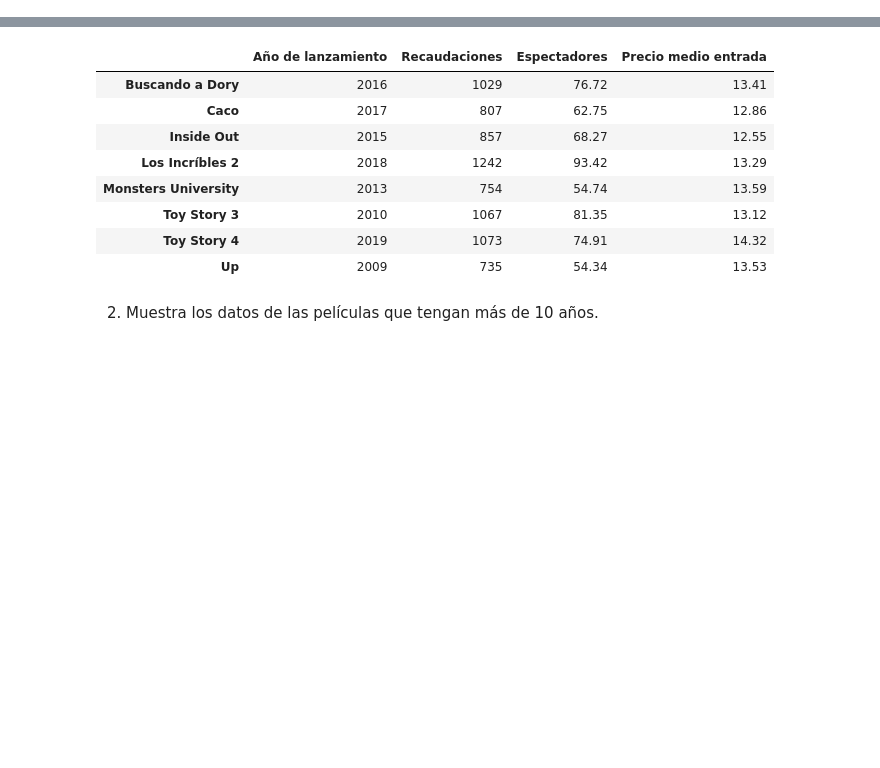
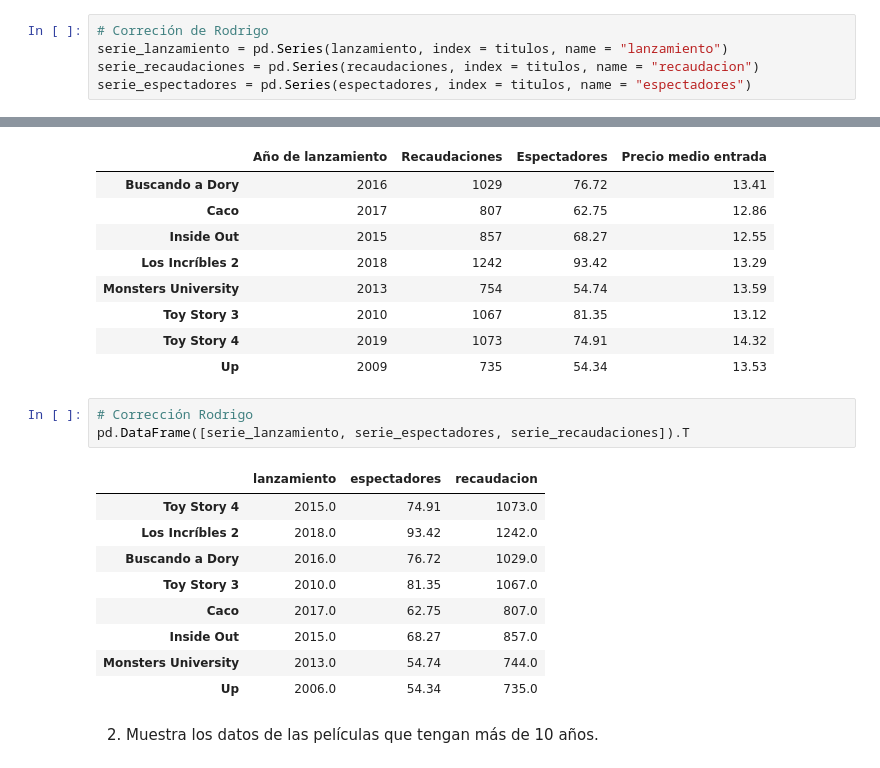
Before and after one commit to jacobo010/ONLINE_DS_THEBRIDGE_jacobo, a Jupyter notebook: Programacion basica/Sprint04/Unidad_01/18_Practica_Obligatoria_Pandas_I.ipynb, the cells around one changed output, grey strips where cells are left out. Cells and saved outputs as stored; diff of their text form; blank space fills up the shorter version.

```diff
--- a/Programacion basica/Sprint04/Unidad_01/18_Practica_Obligatoria_Pandas_I.ipynb
+++ b/Programacion basica/Sprint04/Unidad_01/18_Practica_Obligatoria_Pandas_I.ipynb
@@ -49,6 +49,11 @@ Inside Out             68.27
 Monsters University    54.74
 Up                     54.34
 dtype: float64
+# %%
+# Correción de Rodrigo
+serie_lanzamiento = pd.Series(lanzamiento, index = titulos, name = "lanzamiento")
+serie_recaudaciones = pd.Series(recaudaciones, index = titulos, name = "recaudacion")
+serie_espectadores = pd.Series(espectadores, index = titulos, name = "espectadores")
 # %% [markdown]
 2. El método sort_values() ordena de forma ascendente una serie. Pruébalo con la serie de recaudaciones. Busca el argumento que te permita hacer la ordenación en orden inverso y crea una nueva serie para las recaudaciones que esté ordenada de mayor recaudación a menor.
 # %%
@@ -177,6 +208,19 @@ df_peliculas
 | Toy Story 3 | 2010 | 1067 | 81.35 | 13.12 |
 | Toy Story 4 | 2019 | 1073 | 74.91 | 14.32 |
 | Up | 2009 | 735 | 54.34 | 13.53 |
+# %%
+# Corrección Rodrigo
+pd.DataFrame([serie_lanzamiento, serie_espectadores, serie_recaudaciones]).T
+# %% [output]
+|  | lanzamiento | espectadores | recaudacion |
+| Toy Story 4 | 2015.0 | 74.91 | 1073.0 |
+| Los Incríbles 2 | 2018.0 | 93.42 | 1242.0 |
+| Buscando a Dory | 2016.0 | 76.72 | 1029.0 |
+| Toy Story 3 | 2010.0 | 81.35 | 1067.0 |
+| Caco | 2017.0 | 62.75 | 807.0 |
+| Inside Out | 2015.0 | 68.27 | 857.0 |
+| Monsters University | 2013.0 | 54.74 | 744.0 |
+| Up | 2006.0 | 54.34 | 735.0 |
 # %% [markdown]
 2. Muestra los datos de las películas que tengan más de 10 años.
 # %%
```
Also changed, not shown: parts of 11 cells of this notebook.
